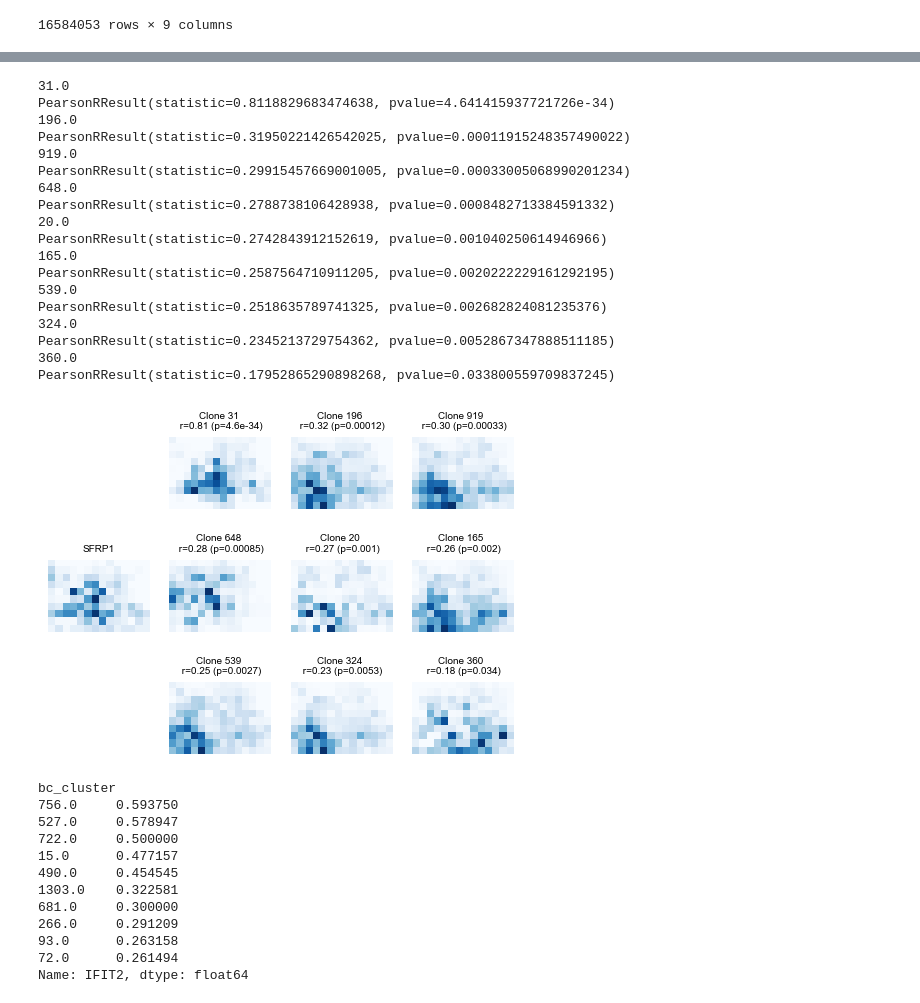
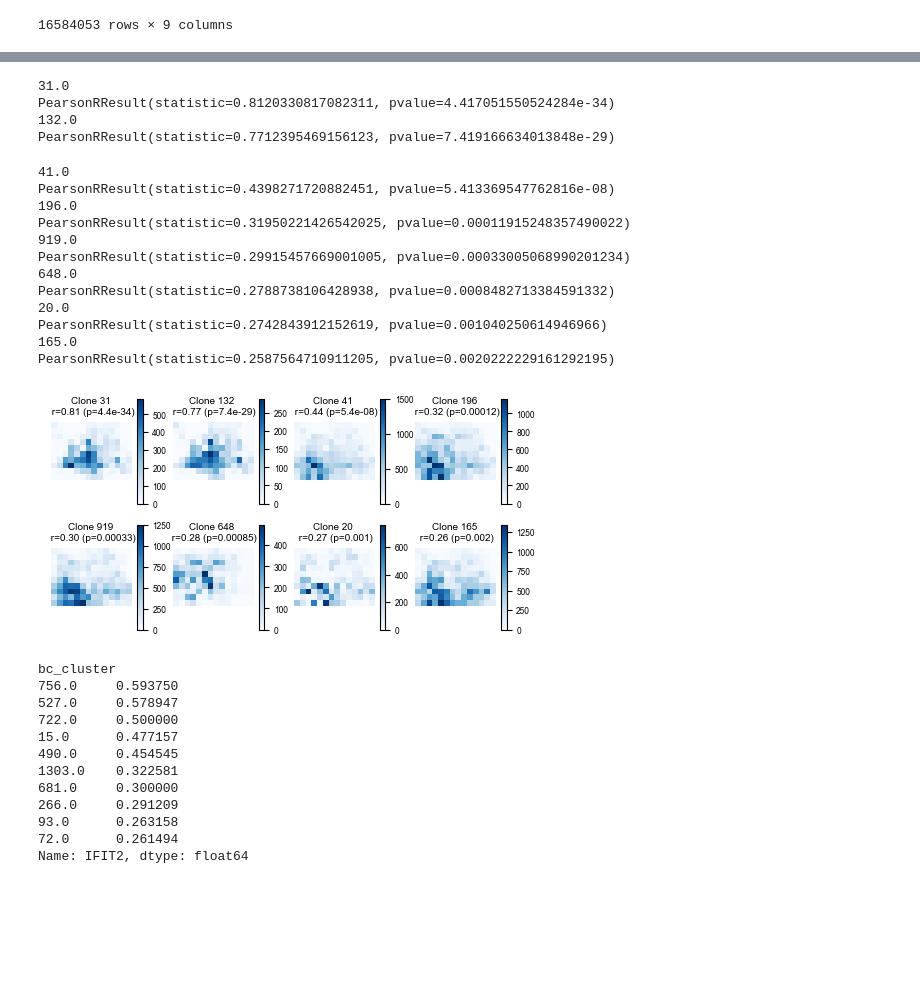
Before and after one commit to grantkinsler/SpatialBarcodes, a Jupyter notebook: plotScripts/plot_clone_space_examples.ipynb, the cells around one changed output, grey strips where cells are left out. Drawn from its saved outputs; the diff is of its cells as text; code cells hidden in the pictures; blank space fills up the shorter version.

```diff
--- a/plotScripts/plot_clone_space_examples.ipynb
+++ b/plotScripts/plot_clone_space_examples.ipynb
@@ -614,7 +700,7 @@ cluster_cells = list(adata_genes[adata_genes.obs['object_id'].isin(manual_cluste
 central_ix = int(len(cluster_cells)/2)
 cell_id = cluster_cells[central_ix] # get the cell in the middle of the cluster, we'll center on that one
 
-region = tools.get_polygons_around_polygon(sg_obj,cell_id,image_scale=1,id_field='cell_id')
+region = tools.get_polygons_around_polygon(sg_obj,cell_id,image_scale=55,id_field='cell_id')
 
 fig,ax = plt.subplots()
 tools.plot_polygons_and_points(sg_obj,cluster_cells,gene_names=['SFRP1'],central_polygon_ix=central_ix,
@@ -687,6 +773,17 @@ ax.tick_params(axis='both', which='minor', labelsize=2)
 
 plt.xlim(xmin,xmax)
 plt.ylim(ymin,ymax)
+
+xmin,xmax = plt.xlim()
+ymin,ymax = plt.ylim()
+
+scale_bar_length_um = 50 # 1000um scale bar
+scale_bar_length_px = int(scale_bar_length_um * 1000.0 / tools.sg_pixel_size)  # px
+scale_bar = matplotlib.patches.Rectangle((xmin+(0.05*((xmax-xmin))),ymax-(0.05*(ymax-ymin))),
+                                          scale_bar_length_px, scale_bar_length_px/20, linewidth=1, edgecolor='k', facecolor='k')
+plt.gca().add_patch(scale_bar)
+
+
 plt.gca().invert_yaxis()
 plt.savefig(f'../graphs/cluster_{cluster_of_interest}_SFRP1_zoom_grid.pdf',bbox_inches='tight')
 
@@ -718,14 +815,14 @@ plt.savefig(f'../graphs/cluster_{cluster_of_interest}_SFRP1_colorbar_grayed_grid
 [figure]
 # %%
-gene_of_interest = 'SFRP1'
-cluster_of_interest = 31
+# gene_of_interest = 'SFRP1'
+# cluster_of_interest = 31
 
-# get the cells associated with the manual cluster
-cluster_cells = list(adata_genes[adata_genes.obs['object_id'].isin(manual_cluster['object_id'])].obs['cell_id'].values)
-central_ix = int(len(cluster_cells)/2)
-cell_id = cluster_cells[central_ix] # get the cell in the middle of the cluster, we'll center on that one
+# # get the cells associated with the manual cluster
+# cluster_cells = list(adata_genes[adata_genes.obs['object_id'].isin(manual_cluster['object_id'])].obs['cell_id'].values)
+# central_ix = int(len(cluster_cells)/2)
+# cell_id = cluster_cells[central_ix] # get the cell in the middle of the cluster, we'll center on that one
 
-region = tools.get_polygons_around_polygon(sg_obj,cell_id,image_scale=25,id_field='cell_id')
+# region = tools.get_polygons_around_polygon(sg_obj,cell_id,image_scale=25,id_field='cell_id')
 # %%
 region
 # %% [output]
@@ -807,5 +1012,6 @@ array([ 20.,  31.,  72., 165., 196., 211., 324., 360., 539., 648., 919.])
 # %%
 clusters,counts = np.unique(region['bc_cluster'],return_counts=True)
+
 
 # get the clusters with at least 10 cells
 clusters = clusters[counts>=10]
@@ -815,8 +1021,8 @@ clusters = clusters[~np.isnan(clusters)]
 clusters = clusters[np.argsort(cluster_correlation)[::-1]]
 correlations = np.sort(cluster_correlation)[::-1]
 
-plt.figure(figsize=(4*1.5,3*1.5))
-plt.subplot(3,4,5)
+plt.figure(figsize=(4*1.5,2*1.5))
+plt.subplot(2,4,1)
 points_of_interest = sg_obj.points_gdf[sg_obj.points_gdf['name']=='SFRP1']
 
 bin_size = 514 # visium bin size
@@ -831,7 +1037,7 @@ H_gene, xedges, yedges = np.histogram2d(x=points_of_interest.x,y=points_of_inter
 
 # Plot the 2D histogram
 plt.imshow(H_gene.swapaxes(0,1), interpolation='nearest', origin='lower', extent=[xedges[0], xedges[-1], yedges[0], yedges[-1]],cmap='Blues')
-# plt.colorbar()
+plt.colorbar(label='Spots')
 # plt.gca().set_aspect('equal')
 # plt.gca().set_aspect(abs((xedges[-1]-xedges[0])/(yedges[0]-yedges[-1]))*1)
 plt.gca().invert_yaxis()
@@ -852,58 +1058,56 @@ subplot_list = [2,3,4,6,7,8,10,11,12]
 
 for c,cluster in enumerate(clusters):
 
-    if correlations[c] < 0.15:
+    if correlations[c] < 0.25:
         continue
 
     c = counter
 
     this_name = region[region['bc_cluster']==cluster]['bc_cluster_bc_names'].values[0]
     cluster_barcodes = this_name.split('-')
 
     points_of_interest = sg_obj.points_gdf[sg_obj.points_gdf['name'].isin(cluster_barcodes)]
 
     H, xedges, yedges = np.histogram2d(x=points_of_interest.x,y=points_of_interest.y,bins=[[xmin+bin_size*i for i in range(int((xmax-xmin)/bin_size)+1)],
                                                                    [ymin+bin_size*i for i in range(int((ymax-ymin)/bin_size)+1)]],
                                                                    range=[[xmin,xmax],[ymin,ymax]])
 
     print(cluster)
     print(scipy.stats.pearsonr(H_gene.flatten(),H.flatten()))
 
-    plt.subplot(3,4,subplot_list[c])
+    plt.subplot(2,4,c+2)
 
     # Plot the 2D histogram
     plt.imshow(H.swapaxes(0,1), interpolation='nearest', origin='lower', extent=[xedges[0], xedges[-1], yedges[0], yedges[-1]],cmap='Blues')
-    # plt.colorbar()
+    plt.colorbar()
     # plt.gca().set_aspect('equal')
     # plt.gca().set_aspect(abs((xedges[-1]-xedges[0])/(yedges[0]-yedges[-1]))*1)
     plt.gca().invert_yaxis()
     plt.title(f'Clone {int(cluster)} \n r={scipy.stats.pearsonr(H_gene.flatten(),H.flatten())[0]:.2f} (p={scipy.stats.pearsonr(H_gene.flatten(),H.flatten())[1]:.2g})')
     plt.axis('off')
 
     counter += 1
 
-plt.savefig('../graphs/cluster_31_SFRP1_spots_visiumcomparision.pdf',bbox_inches='tight')
+# plt.savefig('../graphs/cluster_31_SFRP1_spots_visiumcomparision.pdf',bbox_inches='tight')
 # plt.savefig('plots/figures/forpaper_cluster_31_SFRP1_spots_visiumHDcomparision.pdf',bbox_inches='tight')
 # %% [output]
 31.0
-PearsonRResult(statistic=0.8118829683474638, pvalue=4.641415937721726e-34)
-196.0
-PearsonRResult(statistic=0.31950221426542025, pvalue=0.00011915248357490022)
-919.0
-PearsonRResult(statistic=0.29915457669001005, pvalue=0.00033005068990201234)
-648.0
-PearsonRResult(statistic=0.2788738106428938, pvalue=0.0008482713384591332)
-20.0
-PearsonRResult(statistic=0.2742843912152619, pvalue=0.001040250614946966)
-165.0
-PearsonRResult(statistic=0.2587564710911205, pvalue=0.0020222229161292195)
-539.0
-PearsonRResult(statistic=0.2518635789741325, pvalue=0.002682824081235376)
-324.0
-PearsonRResult(statistic=0.2345213729754362, pvalue=0.0052867347888511185)
-360.0
-PearsonRResult(statistic=0.17952865290898268, pvalue=0.033800559709837245)
+PearsonRResult(statistic=0.8120330817082311, pvalue=4.417051550524284e-34)
+132.0
+PearsonRResult(statistic=0.7712395469156123, pvalue=7.419166634013848e-29)
+41.0
+PearsonRResult(statistic=0.4398271720882451, pvalue=5.413369547762816e-08)
+196.0
+PearsonRResult(statistic=0.31950221426542025, pvalue=0.00011915248357490022)
+919.0
+PearsonRResult(statistic=0.29915457669001005, pvalue=0.00033005068990201234)
+648.0
+PearsonRResult(statistic=0.2788738106428938, pvalue=0.0008482713384591332)
+20.0
+PearsonRResult(statistic=0.2742843912152619, pvalue=0.001040250614946966)
+165.0
+PearsonRResult(statistic=0.2587564710911205, pvalue=0.0020222229161292195)
-[figure, old version]
+[figure, new version]
 # %%
 confident_clusters_gdf.groupby(by='bc_cluster')['IFIT2'].mean().sort_values(ascending=False).head(10)
 # %% [output]
```
Also changed, not shown: parts of 27 cells of this notebook, 5 other files.
